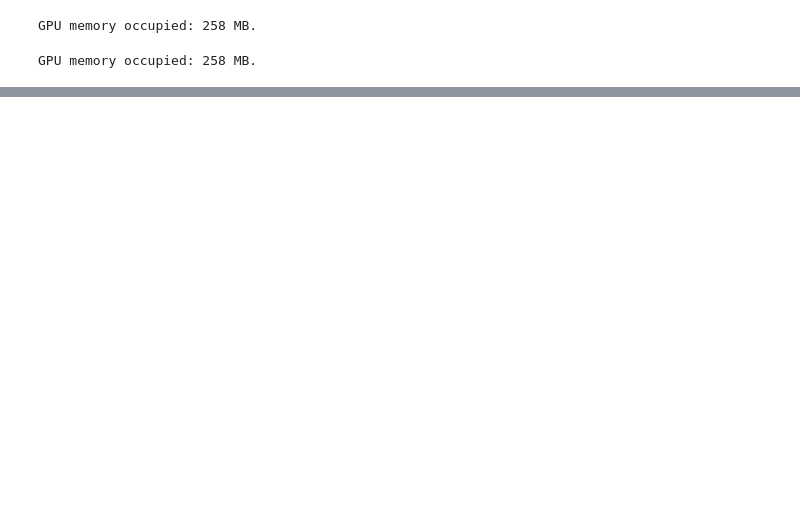
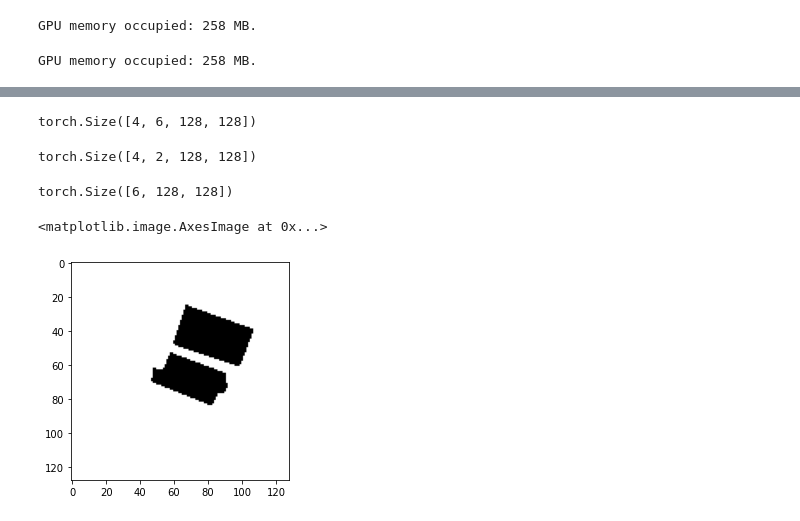
Before and after one commit to vahidmir2023/change-detection-unet-cotnet, a Jupyter notebook: train.ipynb, the cells around one changed output, grey strips where cells are left out. Saved outputs shown, nothing was run; the diff lists cells and outputs as text; code cells hidden in the pictures; blank space fills up the shorter version.

Commit message:
Update train notebook

```diff
--- a/train.ipynb
+++ b/train.ipynb
@@ -81,12 +95,12 @@ torch.backends.cudnn.benchmark = True
 # Parameters
 params = {'batch_size': 4,
           'shuffle': True,
-          'num_workers': 6}
+          'num_workers': 4}
 max_epochs = 2
-learning_rate = 1e-3
+learning_rate = 1e-4
 
 # Dataloaders
-train_loader = DataLoader(train_ds, **params)
+train_loader = DataLoader(train_ds, batch_size=8, shuffle=True, num_workers=0)
 val_loader = DataLoader(val_ds, **params)
 test_loader = DataLoader(test_ds, **params)
 # %%
@@ -151,0 +287,21 @@ RuntimeError: Sizes of tensors must match except in dimension 1. Expected size 3
+# %%
+torch.cuda.empty_cache()
+imgs, labels = next(iter(test_loader))
+imgs, labels = imgs.to(device), labels.to(device)
+# %%
+imgs.shape
+# %% [output]
+torch.Size([4, 6, 128, 128])
+# %%
+labels.shape
+# %% [output]
+torch.Size([4, 2, 128, 128])
+# %%
+imgs[0, :, :, :].squeeze(0).shape
+# %% [output]
+torch.Size([6, 128, 128])
+# %%
+plt.imshow(labels[1,0,:,:].detach().cpu().numpy(), cmap="gray")
+# %% [output]
+<matplotlib.image.AxesImage at 0x...>
+[figure, added]
```
Also changed, not shown: parts of 25 cells of this notebook.
